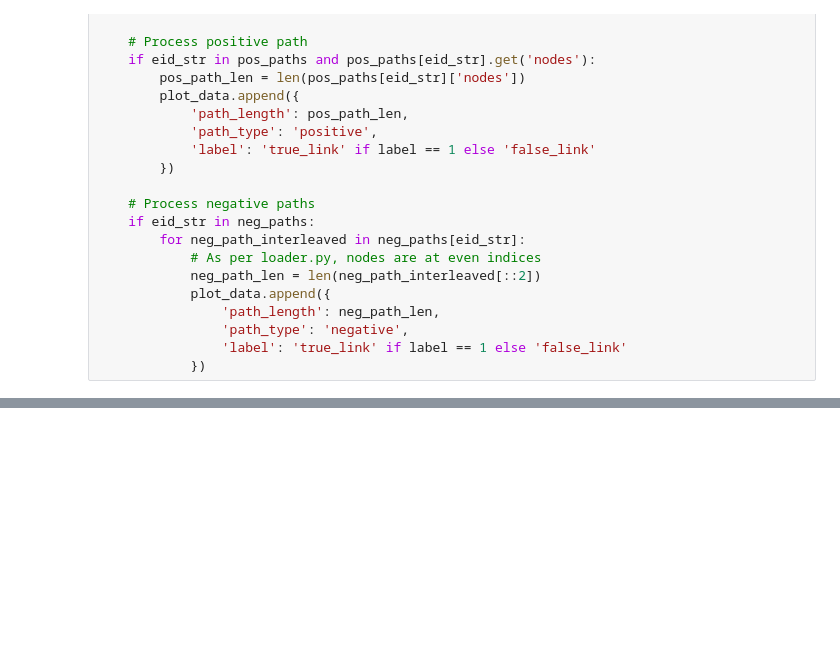
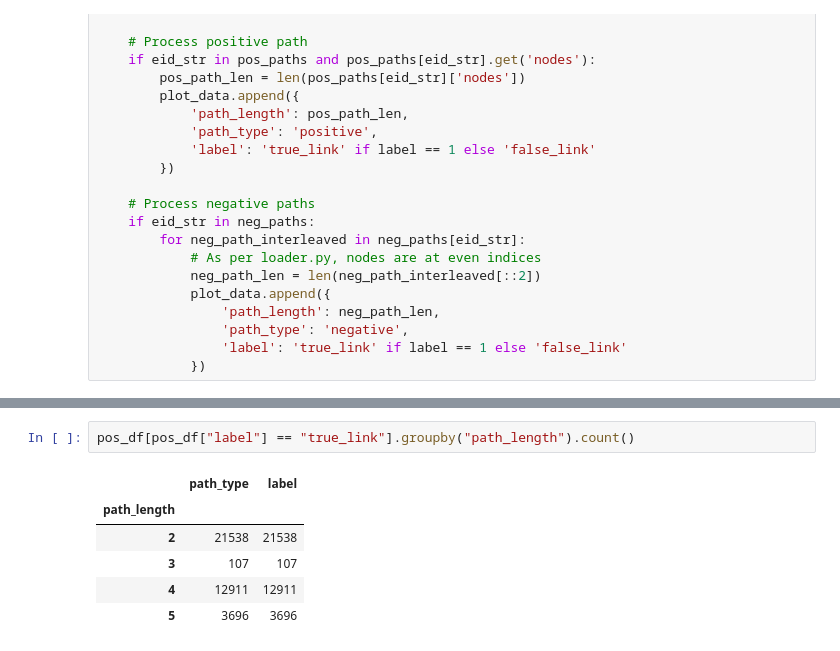
Before and after one commit to HaiDang2001VN/tkgc-art, a Jupyter notebook: v4/analyze.ipynb, the cells around one changed output, grey strips where cells are left out. Drawn from its saved outputs; the diff is of its cells as text; blank space fills up the shorter version.

```diff
--- a/v4/analyze.ipynb
+++ b/v4/analyze.ipynb
@@ -94,0 +163,9 @@ else:
+# %%
+pos_df[pos_df["label"] == "true_link"].groupby("path_length").count()
+# %% [output]
+|  | path_type | label |
+| path_length |  |  |
+| 2 | 21538 | 21538 |
+| 3 | 107 | 107 |
+| 4 | 12911 | 12911 |
+| 5 | 3696 | 3696 |
```
Also changed, not shown: parts of 12 cells of this notebook, 3 other files.
